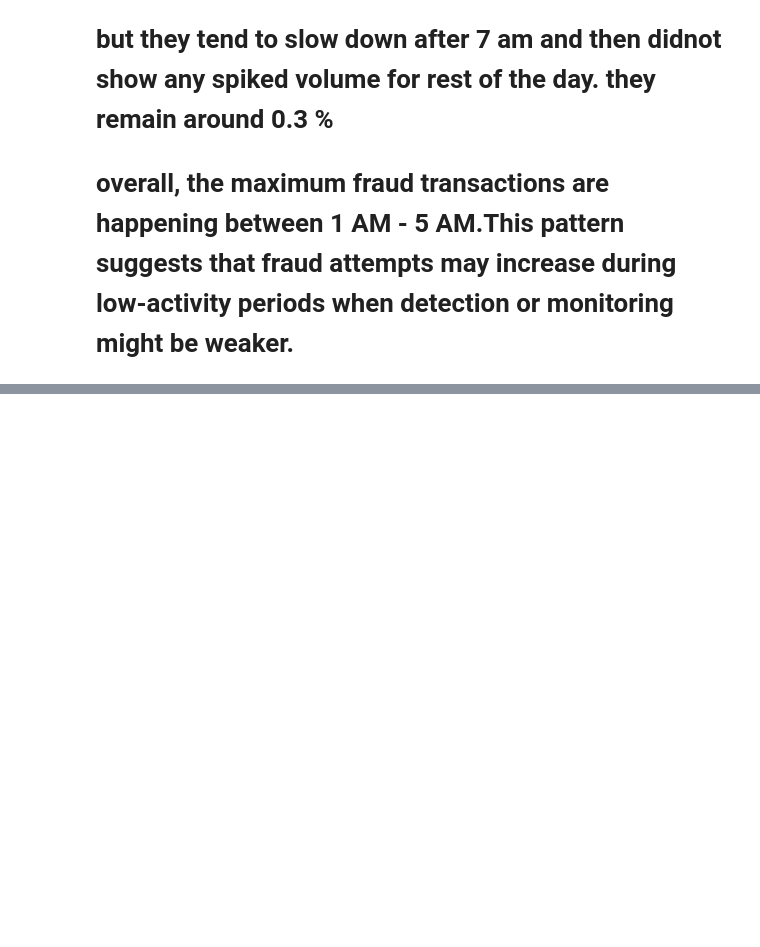
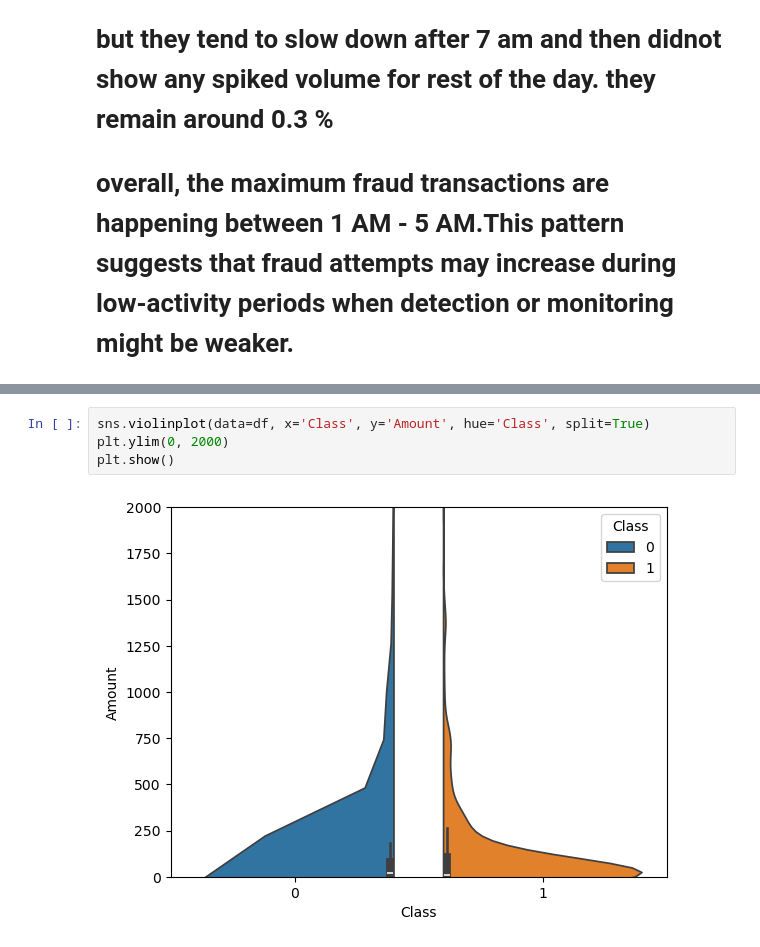
Before and after one commit to Seep88/creditcard-fraud-detection, a Jupyter notebook: notebooks/Day1_Fraud_EDA.ipynb, the cells around one changed output, grey strips where cells are left out. Drawn from its saved outputs; the diff is of its cells as text; blank space fills up the shorter version.

```diff
--- a/notebooks/Day1_Fraud_EDA.ipynb
+++ b/notebooks/Day1_Fraud_EDA.ipynb
@@ -599,0 +616,6 @@ plt.show()
+# %%
+sns.violinplot(data=df, x='Class', y='Amount', hue='Class', split=True)
+plt.ylim(0, 2000)
+plt.show()
+# %% [output]
+[figure, added]
```
Also changed, not shown: parts of 10 cells of this notebook.
